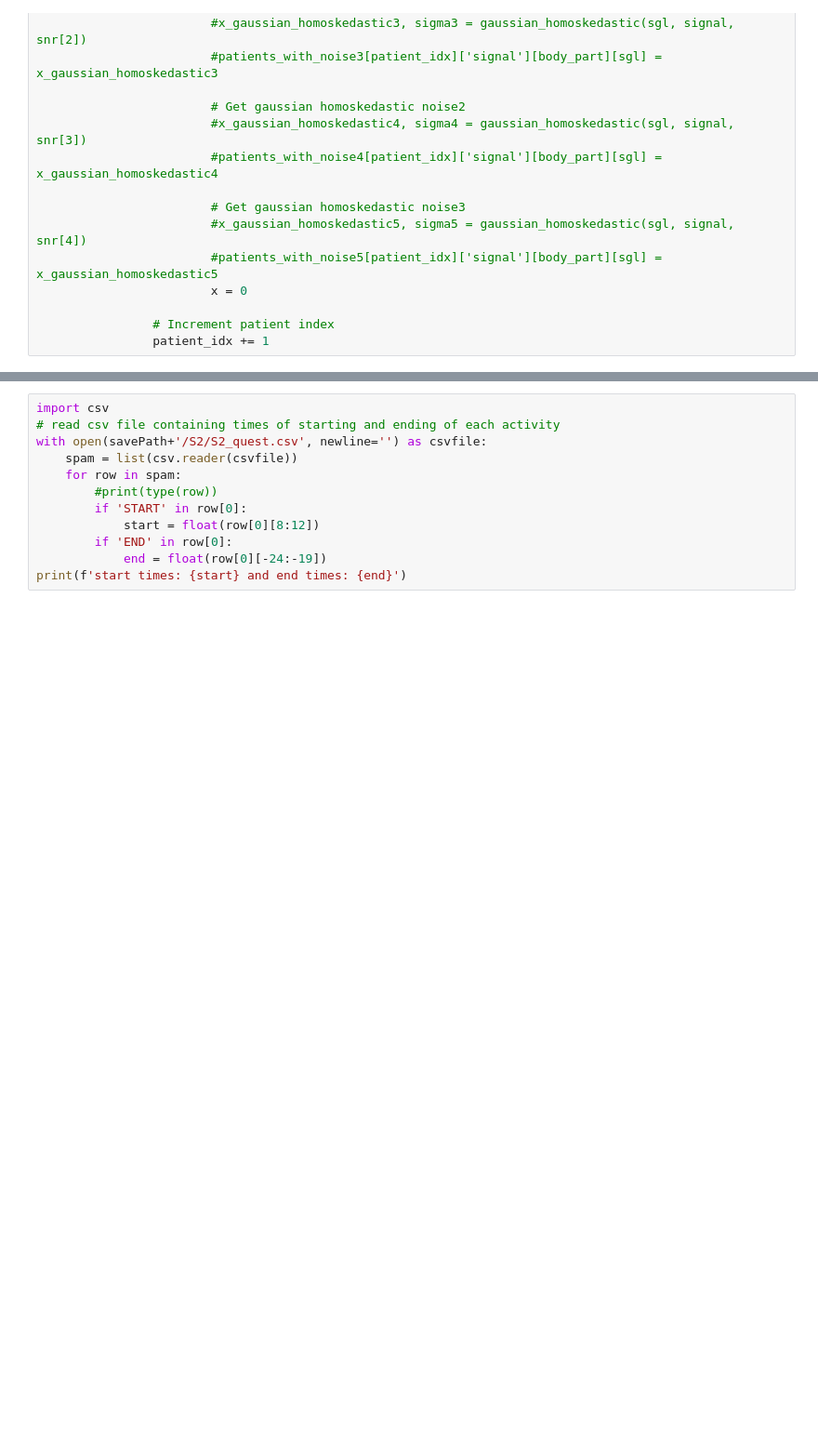
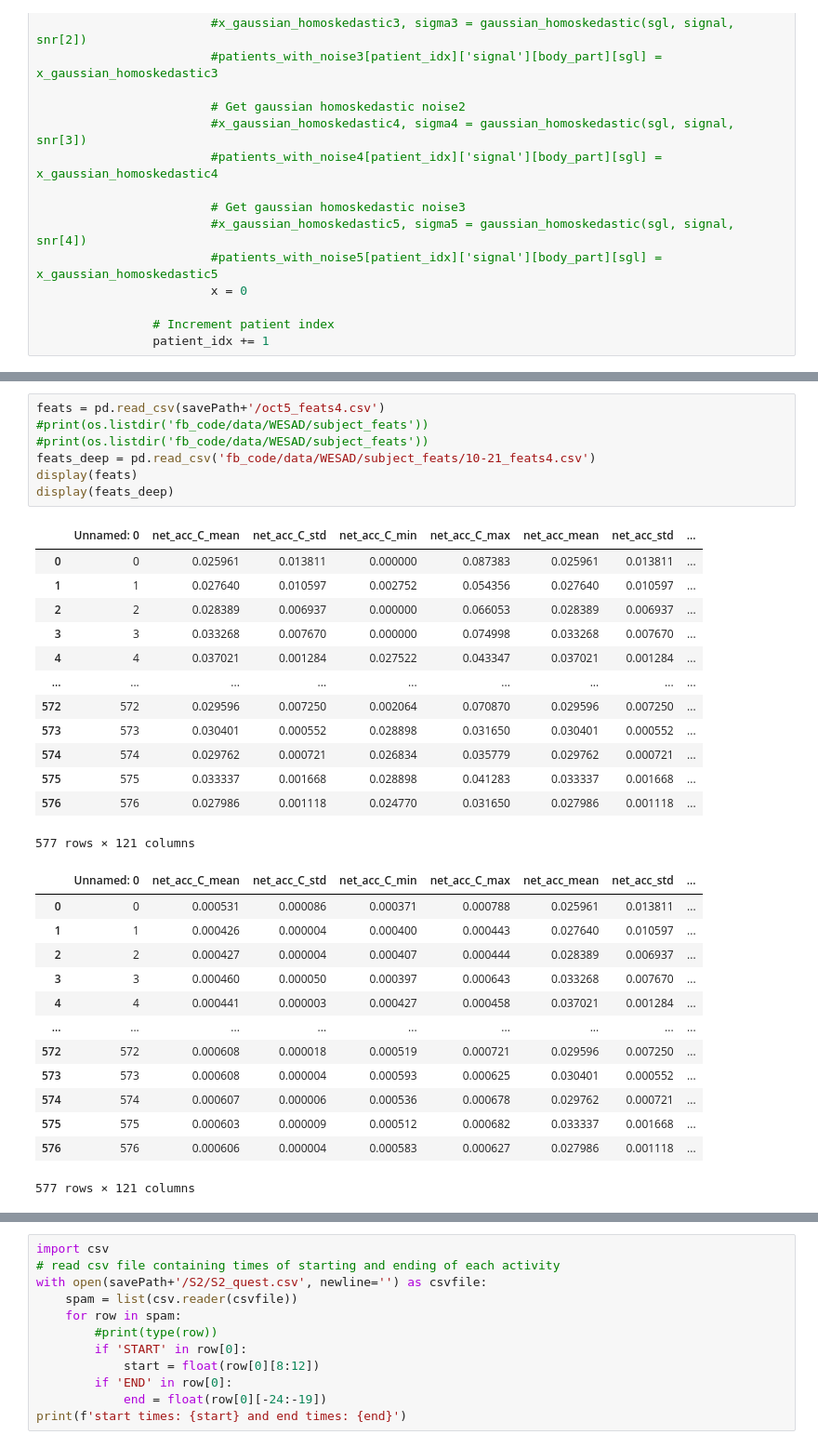
Before and after one commit to AbdulAlkurdi/anxietyFB, a Jupyter notebook: Feature Based Model WESAD.ipynb, the cells around one changed output, grey strips where cells are left out. Shown: that part at 93% size. Saved outputs shown, nothing was run; the diff lists cells and outputs as text; blank space fills up the shorter version.

```diff
--- a/Feature Based Model WESAD.ipynb
+++ b/Feature Based Model WESAD.ipynb
@@ -690,3 +733,37 @@ def eat_ass(rootdir, snrs, body_parts=['wrist', 'chest'],
+# %%
+feats = pd.read_csv(savePath+'/oct5_feats4.csv')
+#print(os.listdir('fb_code/data/WESAD/subject_feats'))
+#print(os.listdir('fb_code/data/WESAD/subject_feats'))
+feats_deep = pd.read_csv('fb_code/data/WESAD/subject_feats/10-21_feats4.csv')
+display(feats)
+display(feats_deep)
+# %% [output]
+|  | Unnamed: 0 | net_acc_C_mean | net_acc_C_std | net_acc_C_min | net_acc_C_max | net_acc_mean | net_acc_std | ... |
+| 0 | 0 | 0.025961 | 0.013811 | 0.000000 | 0.087383 | 0.025961 | 0.013811 | ... |
+| 1 | 1 | 0.027640 | 0.010597 | 0.002752 | 0.054356 | 0.027640 | 0.010597 | ... |
+| 2 | 2 | 0.028389 | 0.006937 | 0.000000 | 0.066053 | 0.028389 | 0.006937 | ... |
+| 3 | 3 | 0.033268 | 0.007670 | 0.000000 | 0.074998 | 0.033268 | 0.007670 | ... |
+| 4 | 4 | 0.037021 | 0.001284 | 0.027522 | 0.043347 | 0.037021 | 0.001284 | ... |
+| ... | ... | ... | ... | ... | ... | ... | ... | ... |
+| 572 | 572 | 0.029596 | 0.007250 | 0.002064 | 0.070870 | 0.029596 | 0.007250 | ... |
+| 573 | 573 | 0.030401 | 0.000552 | 0.028898 | 0.031650 | 0.030401 | 0.000552 | ... |
+| 574 | 574 | 0.029762 | 0.000721 | 0.026834 | 0.035779 | 0.029762 | 0.000721 | ... |
+| 575 | 575 | 0.033337 | 0.001668 | 0.028898 | 0.041283 | 0.033337 | 0.001668 | ... |
+| 576 | 576 | 0.027986 | 0.001118 | 0.024770 | 0.031650 | 0.027986 | 0.001118 | ... |
+577 rows × 121 columns
+|  | Unnamed: 0 | net_acc_C_mean | net_acc_C_std | net_acc_C_min | net_acc_C_max | net_acc_mean | net_acc_std | ... |
+| 0 | 0 | 0.000531 | 0.000086 | 0.000371 | 0.000788 | 0.025961 | 0.013811 | ... |
+| 1 | 1 | 0.000426 | 0.000004 | 0.000400 | 0.000443 | 0.027640 | 0.010597 | ... |
+| 2 | 2 | 0.000427 | 0.000004 | 0.000407 | 0.000444 | 0.028389 | 0.006937 | ... |
+| 3 | 3 | 0.000460 | 0.000050 | 0.000397 | 0.000643 | 0.033268 | 0.007670 | ... |
+| 4 | 4 | 0.000441 | 0.000003 | 0.000427 | 0.000458 | 0.037021 | 0.001284 | ... |
+| ... | ... | ... | ... | ... | ... | ... | ... | ... |
+| 572 | 572 | 0.000608 | 0.000018 | 0.000519 | 0.000721 | 0.029596 | 0.007250 | ... |
+| 573 | 573 | 0.000608 | 0.000004 | 0.000593 | 0.000625 | 0.030401 | 0.000552 | ... |
+| 574 | 574 | 0.000607 | 0.000006 | 0.000536 | 0.000678 | 0.029762 | 0.000721 | ... |
+| 575 | 575 | 0.000603 | 0.000009 | 0.000512 | 0.000682 | 0.033337 | 0.001668 | ... |
+| 576 | 576 | 0.000606 | 0.000004 | 0.000583 | 0.000627 | 0.027986 | 0.001118 | ... |
+577 rows × 121 columns
 # %%
 os.listdir(savePath+'/S2')
 s2 = pd.read_pickle(savePath+'/S2/S2.pkl')
```
Also changed, not shown: parts of 7 cells of this notebook, 28 other files.
